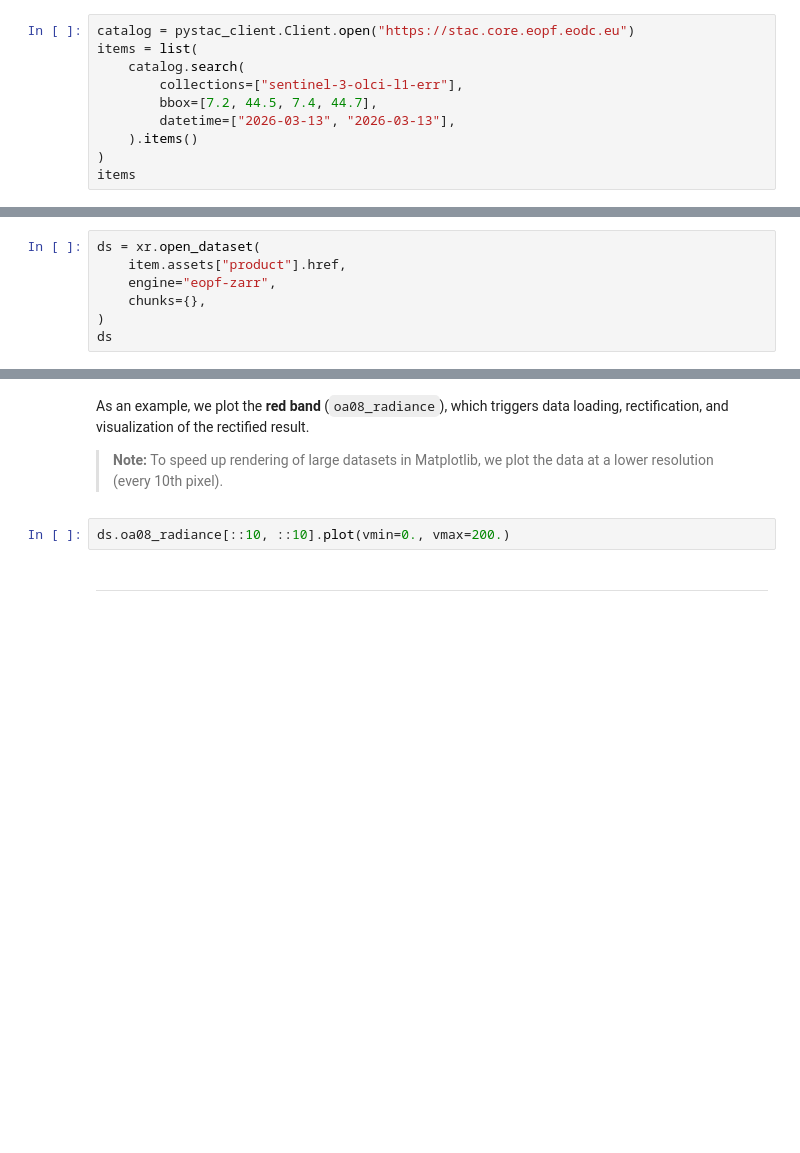
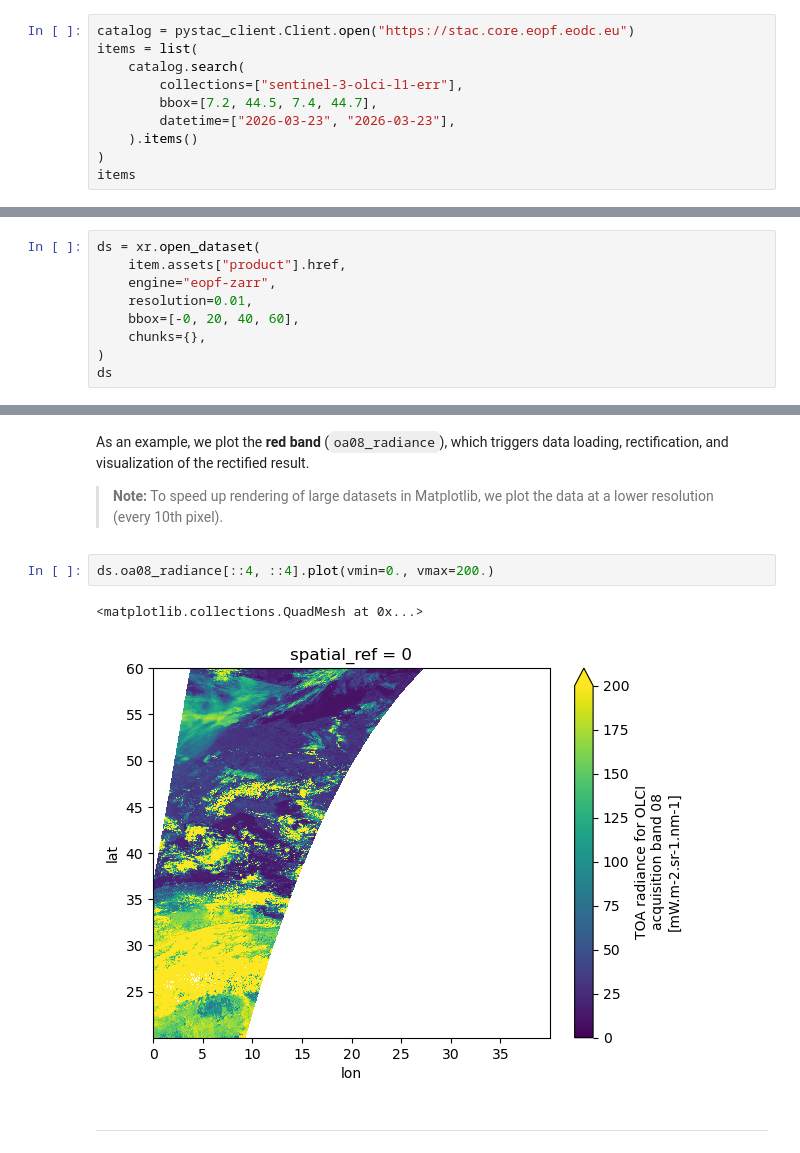
Before and after one commit to EOPF-Sample-Service/xarray-eopf, a Jupyter notebook: examples/sentinel_3_analysis.ipynb, the cells around one changed output, grey strips where cells are left out. Saved outputs shown, nothing was run; the diff lists cells and outputs as text; blank space fills up the shorter version.

```diff
--- a/examples/sentinel_3_analysis.ipynb
+++ b/examples/sentinel_3_analysis.ipynb
@@ -202,7 +202,7 @@ items = list(
     catalog.search(
         collections=["sentinel-3-olci-l1-err"],
         bbox=[7.2, 44.5, 7.4, 44.7],
-        datetime=["2026-03-13", "2026-03-13"],
+        datetime=["2026-03-23", "2026-03-23"],
     ).items()
 )
 items
@@ -221,6 +221,8 @@ If no spatial subsetting is applied via the `bbox` argument, the full dataset (t
 ds = xr.open_dataset(
     item.assets["product"].href,
     engine="eopf-zarr",
+    resolution=0.01,
+    bbox=[-0, 20, 40, 60],
     chunks={},
 )
 ds
@@ -231,7 +249,10 @@ As an example, we plot the **red band** (`oa08_radiance`), which triggers data l
 
 > **Note:** To speed up rendering of large datasets in Matplotlib, we plot the data at a lower resolution (every 10th pixel).
 # %%
-ds.oa08_radiance[::10, ::10].plot(vmin=0., vmax=200.)
+ds.oa08_radiance[::4, ::4].plot(vmin=0., vmax=200.)
+# %% [output]
+<matplotlib.collections.QuadMesh at 0x...>
+[figure, added]
 # %% [markdown]
 ---
 # %% [markdown]
```
Also changed, not shown: parts of 9 cells of this notebook, 1 other file.
